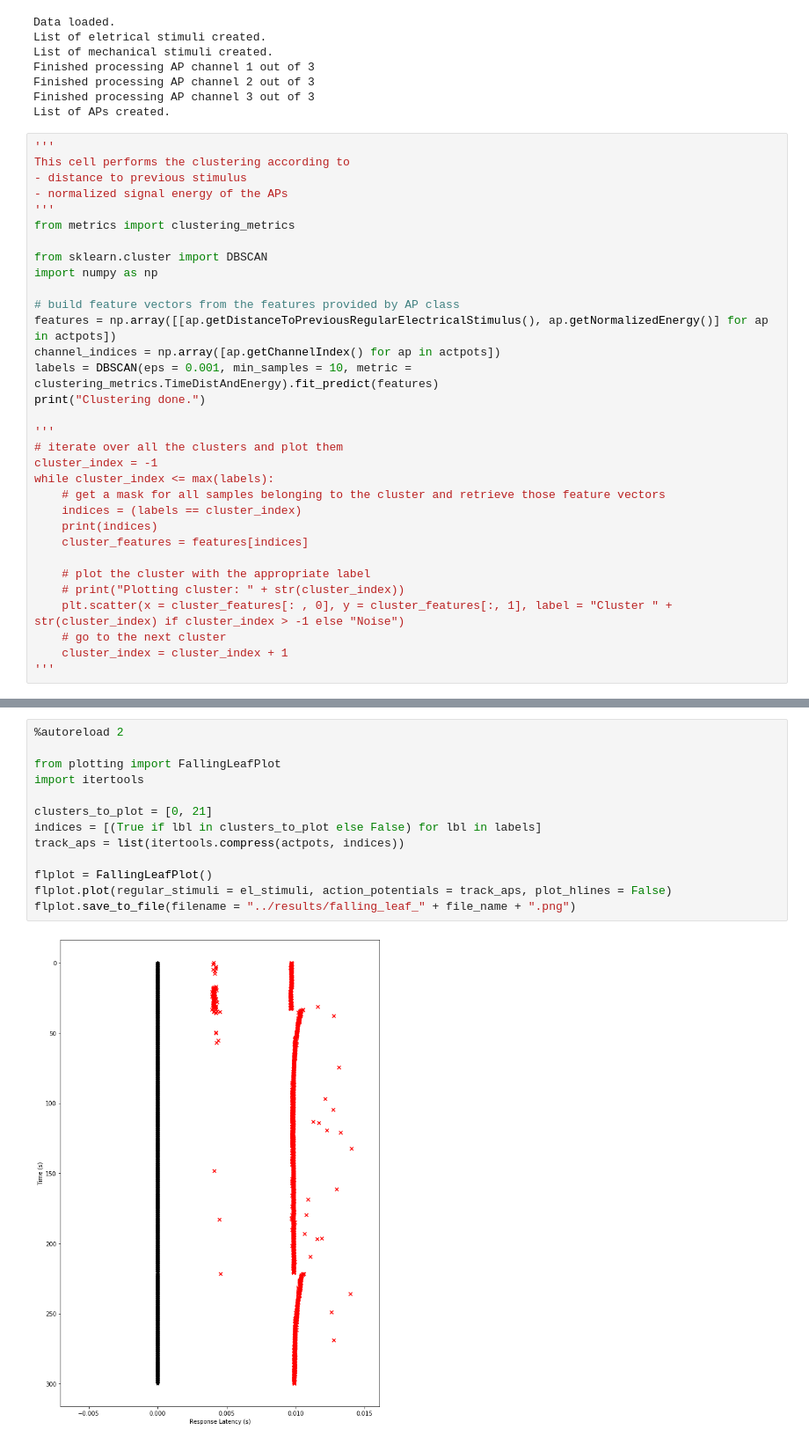
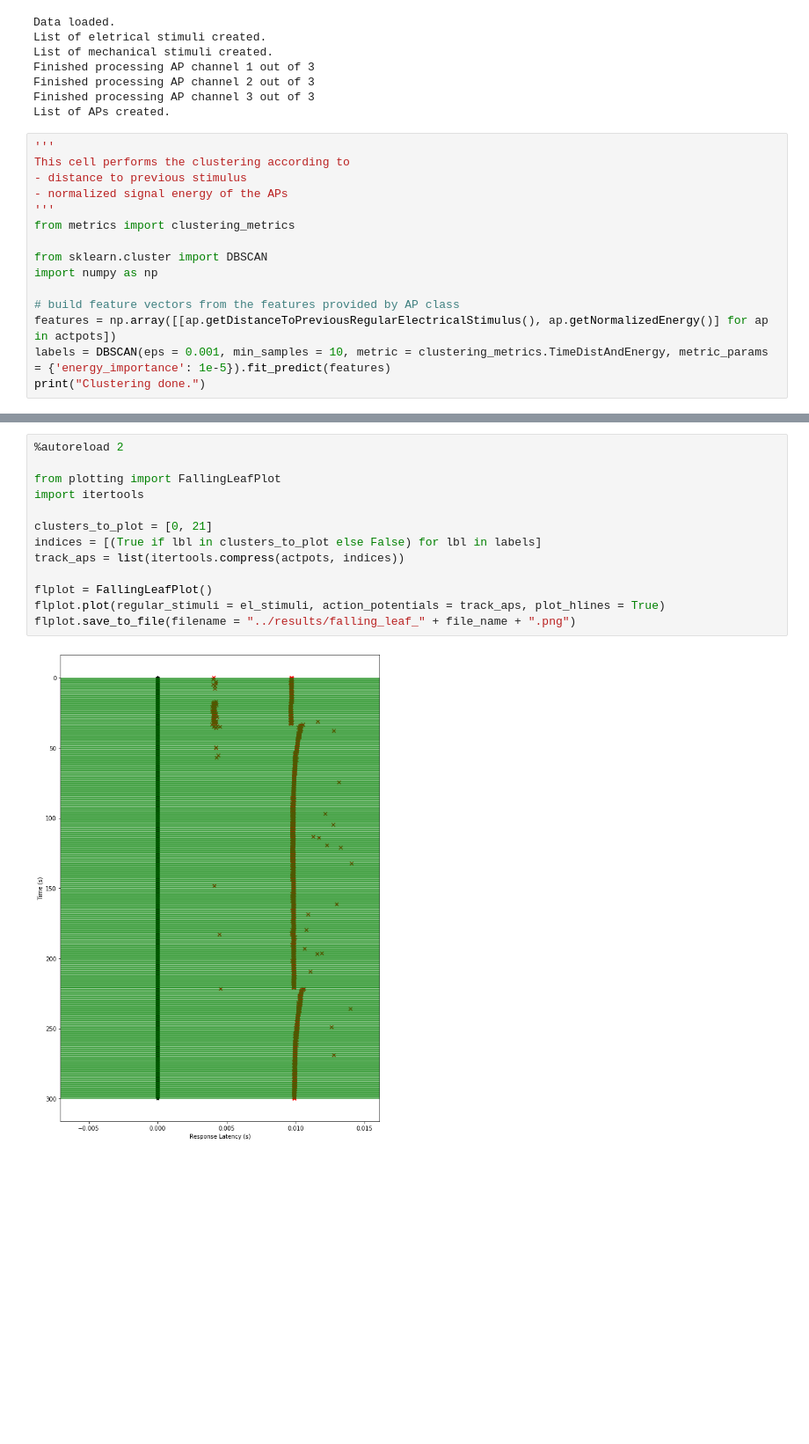
Before and after one commit to rwth-imi/openMNGlab, a Jupyter notebook: code/DBSCAN-Clustering.ipynb, the cells around one changed output, grey strips where cells are left out. Shown at 88% size. Saved outputs shown, nothing was run; the diff lists cells and outputs as text; blank space fills up the shorter version.

```diff
--- a/code/DBSCAN-Clustering.ipynb
+++ b/code/DBSCAN-Clustering.ipynb
@@ -52,24 +52,7 @@ import numpy as np
 
 # build feature vectors from the features provided by AP class
 features = np.array([[ap.getDistanceToPreviousRegularElectricalStimulus(), ap.getNormalizedEnergy()] for ap in actpots])
-channel_indices = np.array([ap.getChannelIndex() for ap in actpots])
-labels = DBSCAN(eps = 0.001, min_samples = 10, metric = clustering_metrics.TimeDistAndEnergy).fit_predict(features)
+labels = DBSCAN(eps = 0.001, min_samples = 10, metric = clustering_metrics.TimeDistAndEnergy, metric_params = {'energy_importance': 1e-5}).fit_predict(features)
 print("Clustering done.")
-
-'''
-# iterate over all the clusters and plot them
-cluster_index = -1
-while cluster_index <= max(labels):
-    # get a mask for all samples belonging to the cluster and retrieve those feature vectors
-    indices = (labels == cluster_index)
-    print(indices)
-    cluster_features = features[indices]
-
-    # plot the cluster with the appropriate label
-    # print("Plotting cluster: " + str(cluster_index))
-    plt.scatter(x = cluster_features[: , 0], y = cluster_features[:, 1], label = "Cluster " + str(cluster_index) if cluster_index > -1 else "Noise")
-    # go to the next cluster
-    cluster_index = cluster_index + 1
-'''
 # %% [output]
 Clustering done.
@@ -129,16 +73,16 @@ plt.show()
 # %%
 %autoreload 2
 
 from plotting import FallingLeafPlot
 import itertools
 
 clusters_to_plot = [0, 21]
 indices = [(True if lbl in clusters_to_plot else False) for lbl in labels]
 track_aps = list(itertools.compress(actpots, indices))
 
 flplot = FallingLeafPlot()
-flplot.plot(regular_stimuli = el_stimuli, action_potentials = track_aps, plot_hlines = False)
+flplot.plot(regular_stimuli = el_stimuli, action_potentials = track_aps, plot_hlines = True)
 flplot.save_to_file(filename = "../results/falling_leaf_" + file_name + ".png")
 # %% [output]
-[figure, old version]
+[figure, new version]
 Figure saved.
```
Also changed, not shown: parts of 3 cells of this notebook, 4 other files.
